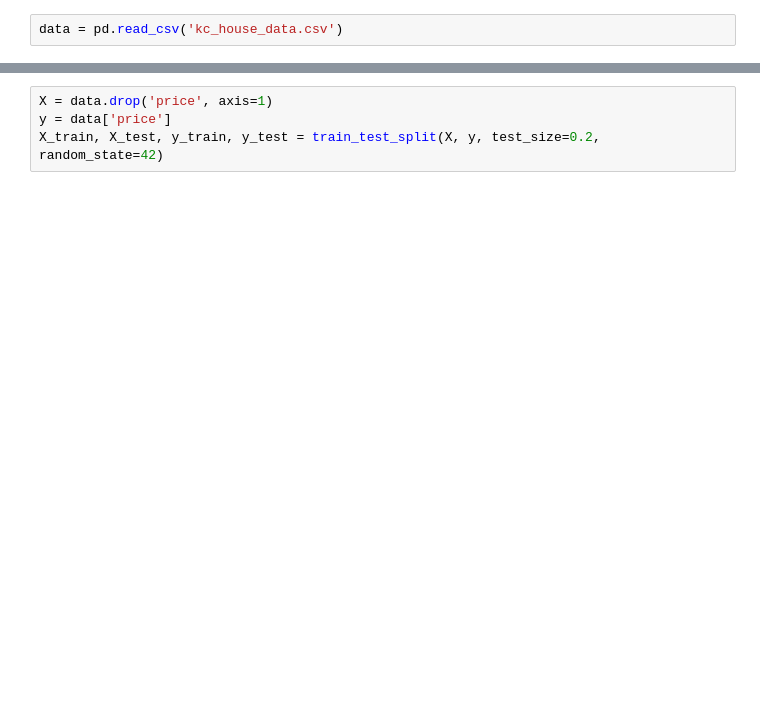
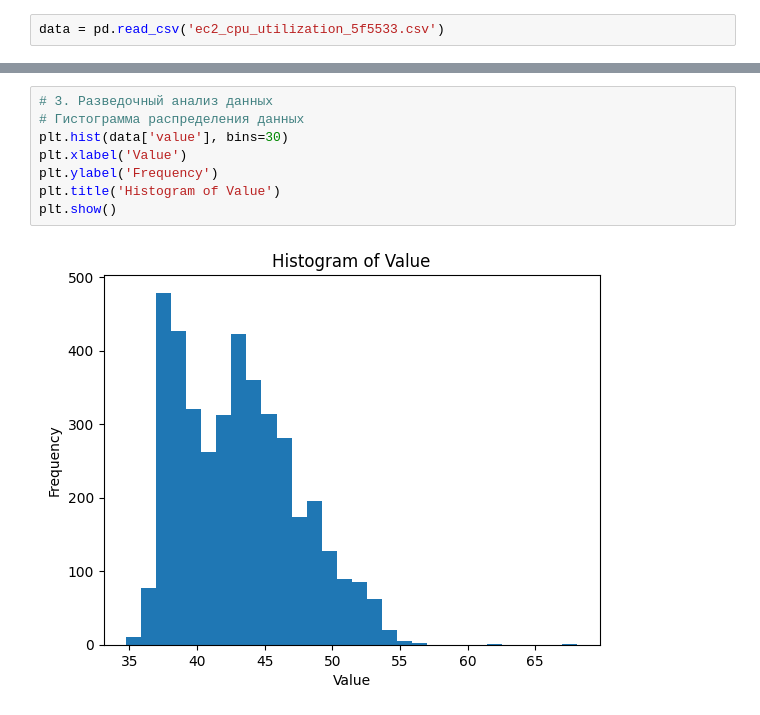
Before and after one commit to Velion05/Vel, a Jupyter notebook: Untitled2.ipynb, the cells around one changed output, grey strips where cells are left out. Drawn from its saved outputs; the diff is of its cells as text; blank space fills up the shorter version.

```diff
--- a/Untitled2.ipynb
+++ b/Untitled2.ipynb
@@ -14,3 +12,3 @@ from sklearn.model_selection import cross_val_score, GridSearchCV
 # %%
-data = pd.read_csv('kc_house_data.csv')
+data = pd.read_csv('ec2_cpu_utilization_5f5533.csv')
 # %%
@@ -62,4 +38,10 @@ The default value of numeric_only in DataFrame.corr is deprecated. In a future v
-# %%
-X = data.drop('price', axis=1)
-y = data['price']
-X_train, X_test, y_train, y_test = train_test_split(X, y, test_size=0.2, random_state=42)
+# %%
+# 3. Разведочный анализ данных
+# Гистограмма распределения данных
+plt.hist(data['value'], bins=30)
+plt.xlabel('Value')
+plt.ylabel('Frequency')
+plt.title('Histogram of Value')
+plt.show()
+# %% [output]
+[figure, added]
```
Also changed, not shown: parts of 10 cells of this notebook.
